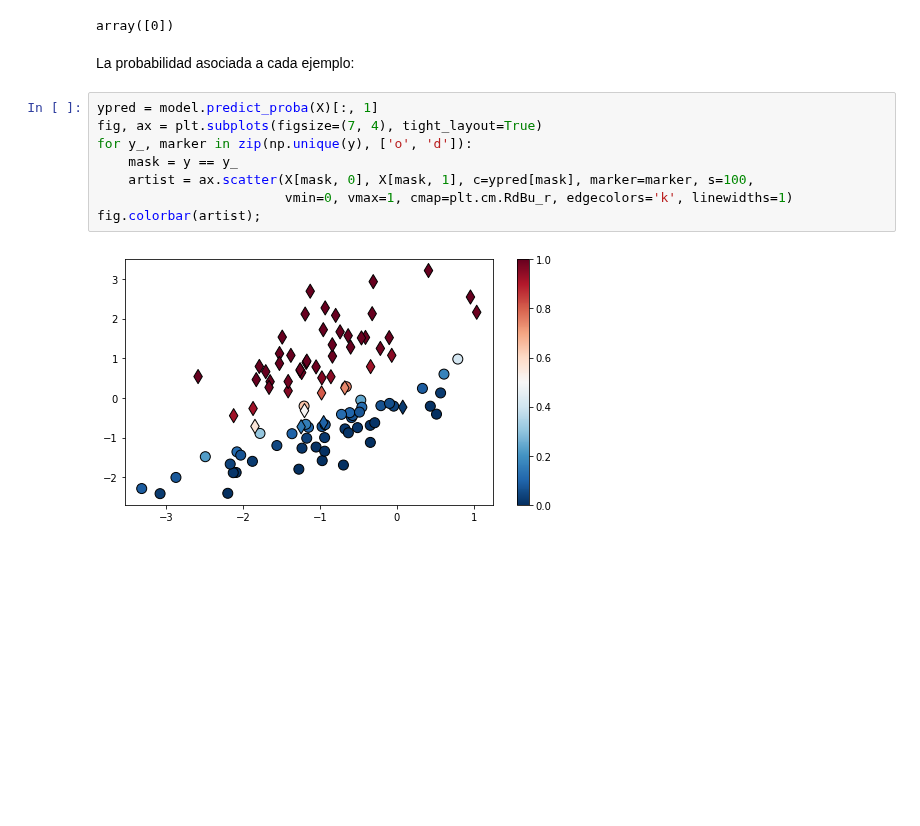
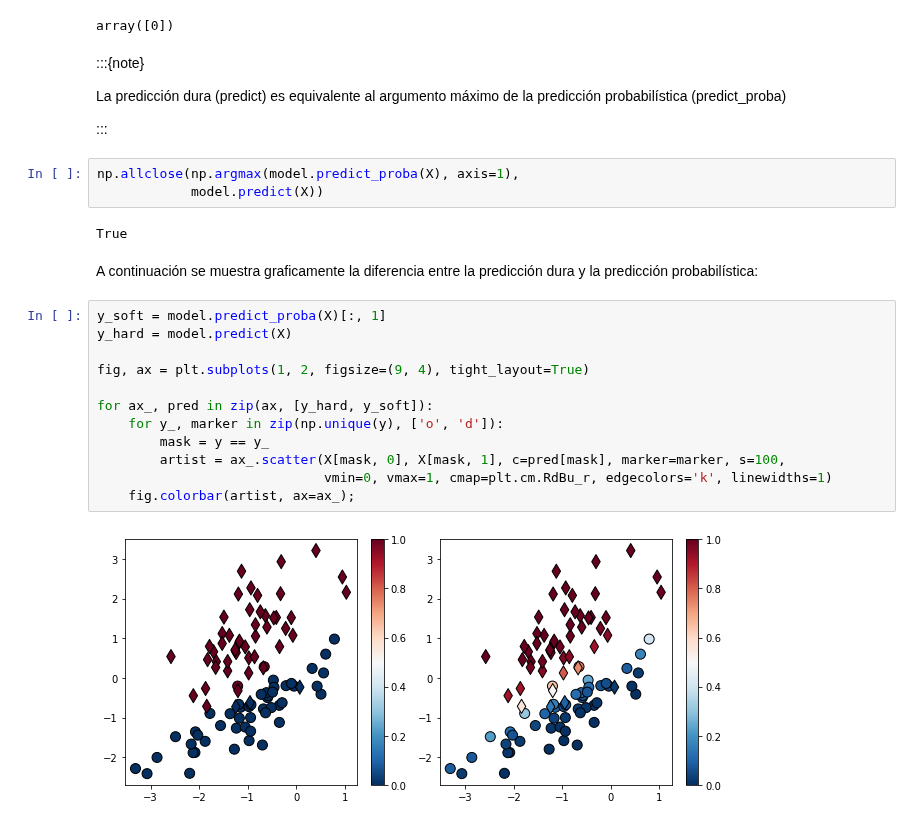
Before and after one commit to phuijse/MachineLearningBook, a Jupyter notebook: contents/supervised_learning/logistic.ipynb, the cells around one changed output. Saved outputs shown, nothing was run; the diff lists cells and outputs as text; blank space fills up the shorter version.

Commit message:
Compare predict and predict_proba

```diff
--- a/contents/supervised_learning/logistic.ipynb
+++ b/contents/supervised_learning/logistic.ipynb
@@ -254,15 +250,30 @@ display(model.predict_proba(np.array([[1., 0.]])),
 # %% [output]
 array([[0.99696528, 0.00303472]])
 array([0])
-# %% [markdown]
-La probabilidad asociada a cada ejemplo:
+# %% [markdown]
+:::{note}
+
+La predicción dura (predict) es equivalente al argumento máximo de la predicción probabilística (predict_proba)
+
+:::
+# %%
+np.allclose(np.argmax(model.predict_proba(X), axis=1),
+            model.predict(X))
+# %% [output]
+True
+# %% [markdown]
+A continuación se muestra graficamente la diferencia entre la predicción dura y la predicción probabilística:
 # %%
-ypred = model.predict_proba(X)[:, 1]
-fig, ax = plt.subplots(figsize=(7, 4), tight_layout=True)
-for y_, marker in zip(np.unique(y), ['o', 'd']):
-    mask = y == y_
-    artist = ax.scatter(X[mask, 0], X[mask, 1], c=ypred[mask], marker=marker, s=100,
-                        vmin=0, vmax=1, cmap=plt.cm.RdBu_r, edgecolors='k', linewidths=1)
-fig.colorbar(artist);
+y_soft = model.predict_proba(X)[:, 1]
+y_hard = model.predict(X)
+
+fig, ax = plt.subplots(1, 2, figsize=(9, 4), tight_layout=True)
+
+for ax_, pred in zip(ax, [y_hard, y_soft]):
+    for y_, marker in zip(np.unique(y), ['o', 'd']):
+        mask = y == y_
+        artist = ax_.scatter(X[mask, 0], X[mask, 1], c=pred[mask], marker=marker, s=100,
+                             vmin=0, vmax=1, cmap=plt.cm.RdBu_r, edgecolors='k', linewidths=1)
+    fig.colorbar(artist, ax=ax_);
 # %% [output]
-[figure, old version]
+[figure, new version]
```
Also changed, not shown: parts of 8 cells of this notebook.
